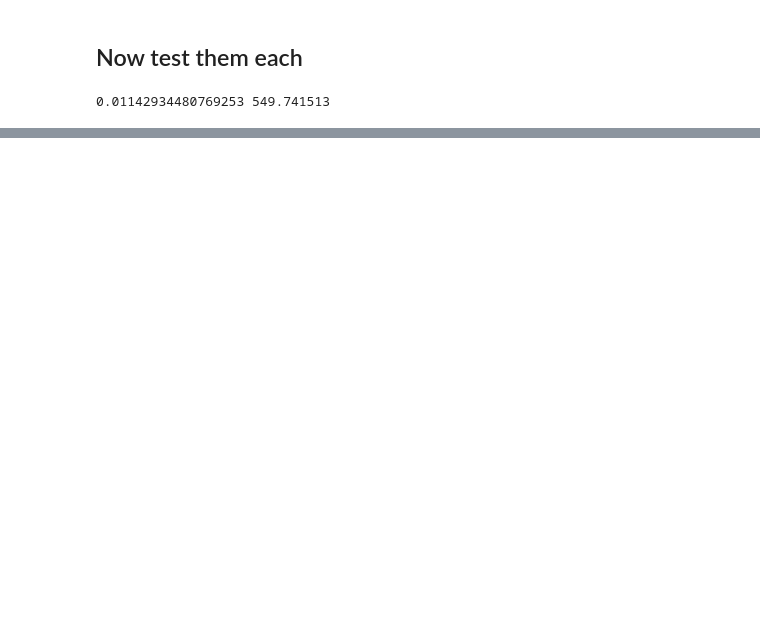
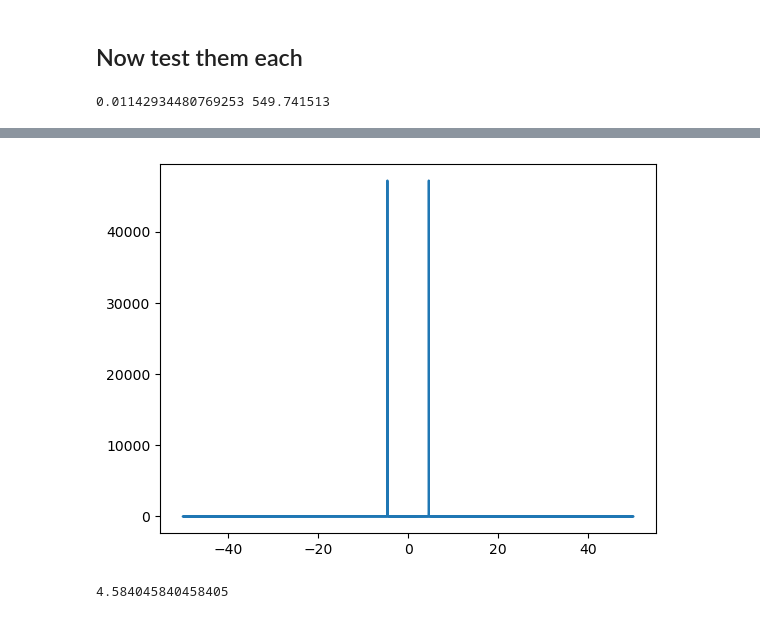
Before and after one commit to mjmorano/Spin-tracking-New, a Jupyter notebook: ElegantSpinIntegration.ipynb, the cells around one changed output, grey strips where cells are left out. Saved outputs shown, nothing was run; the diff lists cells and outputs as text; code cells hidden in the pictures; blank space fills up the shorter version.

```diff
--- a/ElegantSpinIntegration.ipynb
+++ b/ElegantSpinIntegration.ipynb
@@ -1340,0 +1773,8 @@ print(period, 2.0*np.pi/period)
+# %%
+fftbins = np.fft.fftfreq(len(trueSolutionMidpoint[:-2, 0]), trueSolutionMidpoint[2, 0]-trueSolutionMidpoint[1, 0])
+plt.plot(fftbins, np.abs(np.fft.fft(trueSolutionMidpoint[:-2, coord])))
+plt.show()
+print(fftbins[np.argmax(np.abs(np.fft.fft(trueSolutionMidpoint[:-2, coord])))])
+# %% [output]
+[figure, added]
+4.584045840458405
```
Also changed, not shown: parts of 60 cells of this notebook, 1 other file.
